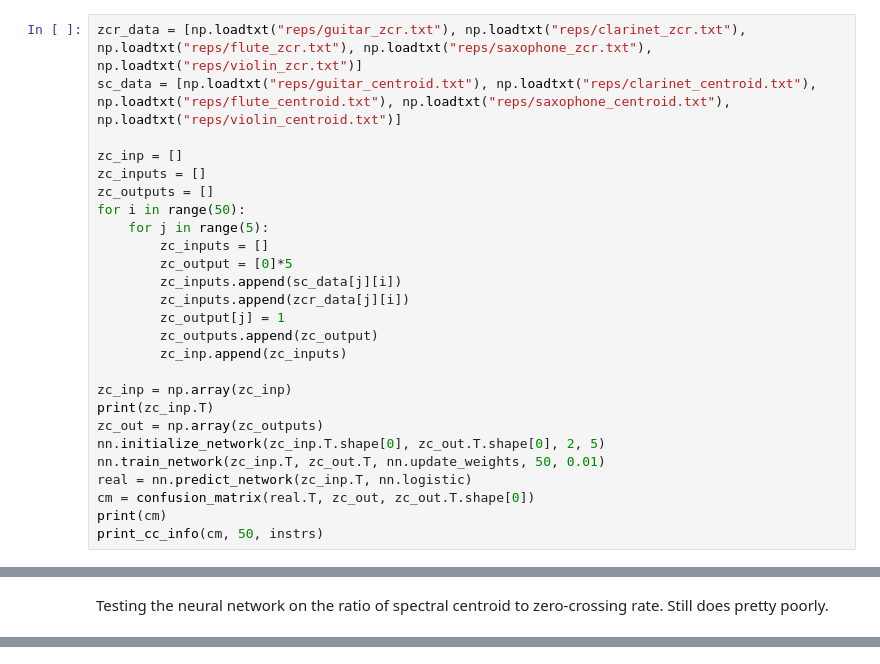
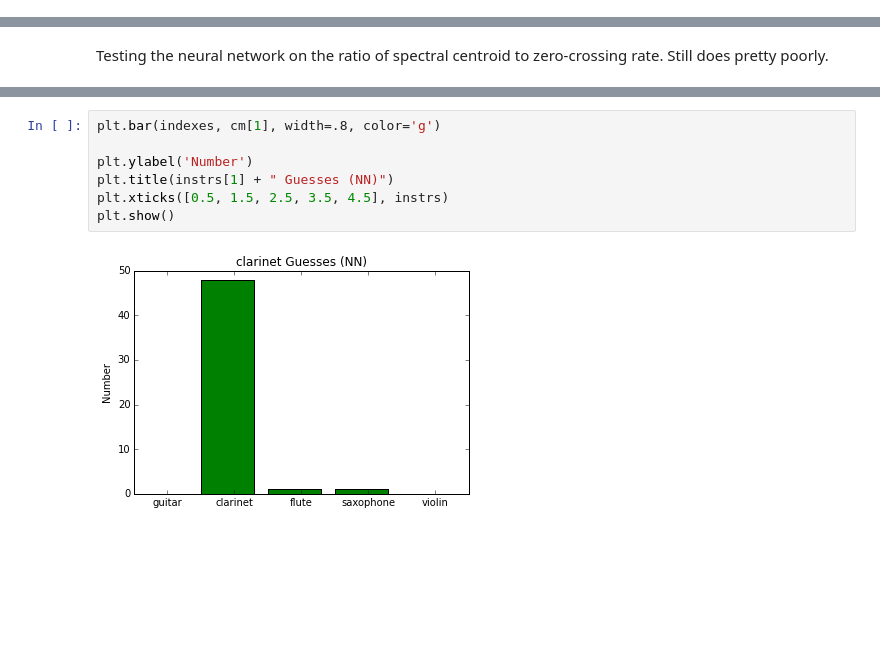
Before and after one commit to bertschingert/cs328-final, a Jupyter notebook: Testing the neural network.ipynb, the cells around one changed output, grey strips where cells are left out. Cells and saved outputs as stored; diff of their text form; blank space fills up the shorter version.

```diff
--- a/Testing the neural network.ipynb
+++ b/Testing the neural network.ipynb
@@ -186,28 +64,2 @@ which is  0.6
 # %% [markdown]
 Now testing the neural network on the zero-crossing rate and spectral centroid. It does pretty poorly.
-# %%
-zcr_data = [np.loadtxt("reps/guitar_zcr.txt"), np.loadtxt("reps/clarinet_zcr.txt"), np.loadtxt("reps/flute_zcr.txt"), np.loadtxt("reps/saxophone_zcr.txt"), np.loadtxt("reps/violin_zcr.txt")]
-sc_data = [np.loadtxt("reps/guitar_centroid.txt"), np.loadtxt("reps/clarinet_centroid.txt"), np.loadtxt("reps/flute_centroid.txt"), np.loadtxt("reps/saxophone_centroid.txt"), np.loadtxt("reps/violin_centroid.txt")]
-
-zc_inp = []
-zc_inputs = []
-zc_outputs = []
-for i in range(50):
-    for j in range(5):
-        zc_inputs = []
-        zc_output = [0]*5
-        zc_inputs.append(sc_data[j][i])
-        zc_inputs.append(zcr_data[j][i])
-        zc_output[j] = 1
-        zc_outputs.append(zc_output)
-        zc_inp.append(zc_inputs)
-
-zc_inp = np.array(zc_inp)
-print(zc_inp.T)
-zc_out = np.array(zc_outputs)
-nn.initialize_network(zc_inp.T.shape[0], zc_out.T.shape[0], 2, 5)
-nn.train_network(zc_inp.T, zc_out.T, nn.update_weights, 50, 0.01)
-real = nn.predict_network(zc_inp.T, nn.logistic)
-cm = confusion_matrix(real.T, zc_out, zc_out.T.shape[0])
-print(cm)
-print_cc_info(cm, 50, instrs)
@@ -406,0 +345,9 @@ which is  0.44
+# %%
+plt.bar(indexes, cm[1], width=.8, color='g')
+
+plt.ylabel('Number')
+plt.title(instrs[1] + " Guesses (NN)")
+plt.xticks([0.5, 1.5, 2.5, 3.5, 4.5], instrs)
+plt.show()
+# %% [output]
+[figure, added]
```
Also changed, not shown: parts of 25 cells of this notebook, 1 other file.
